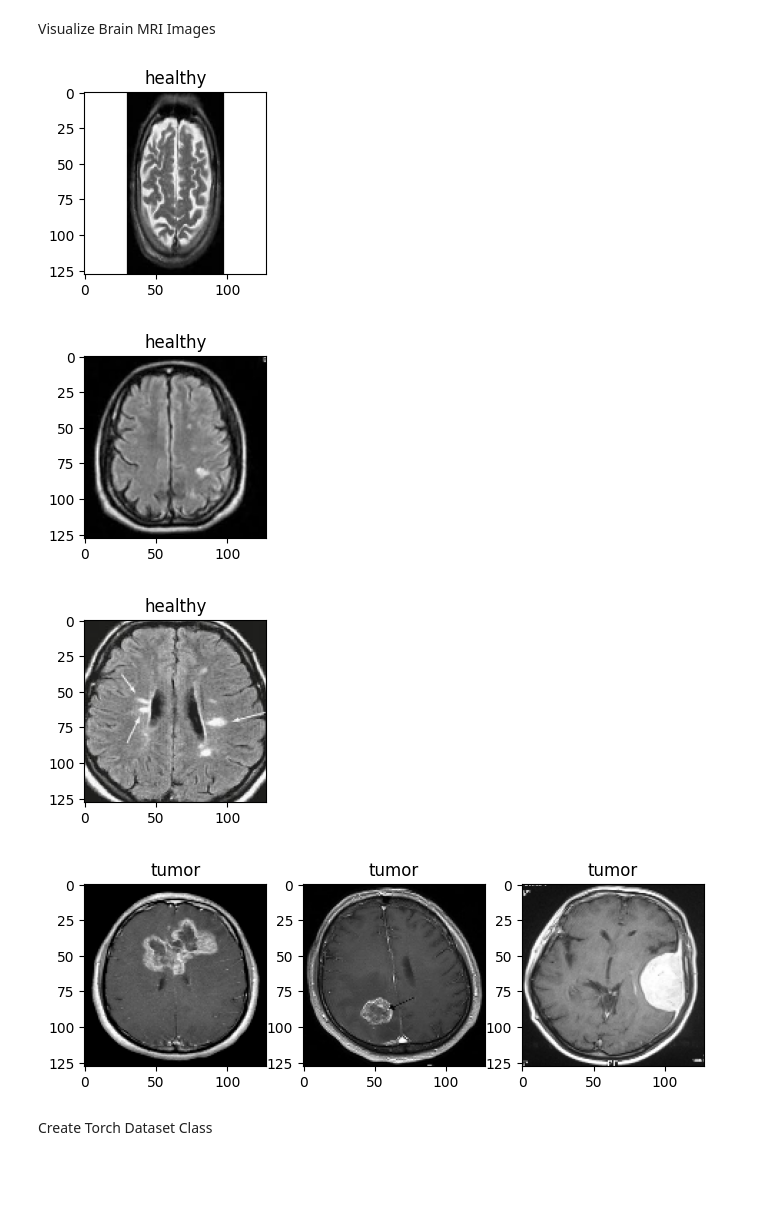
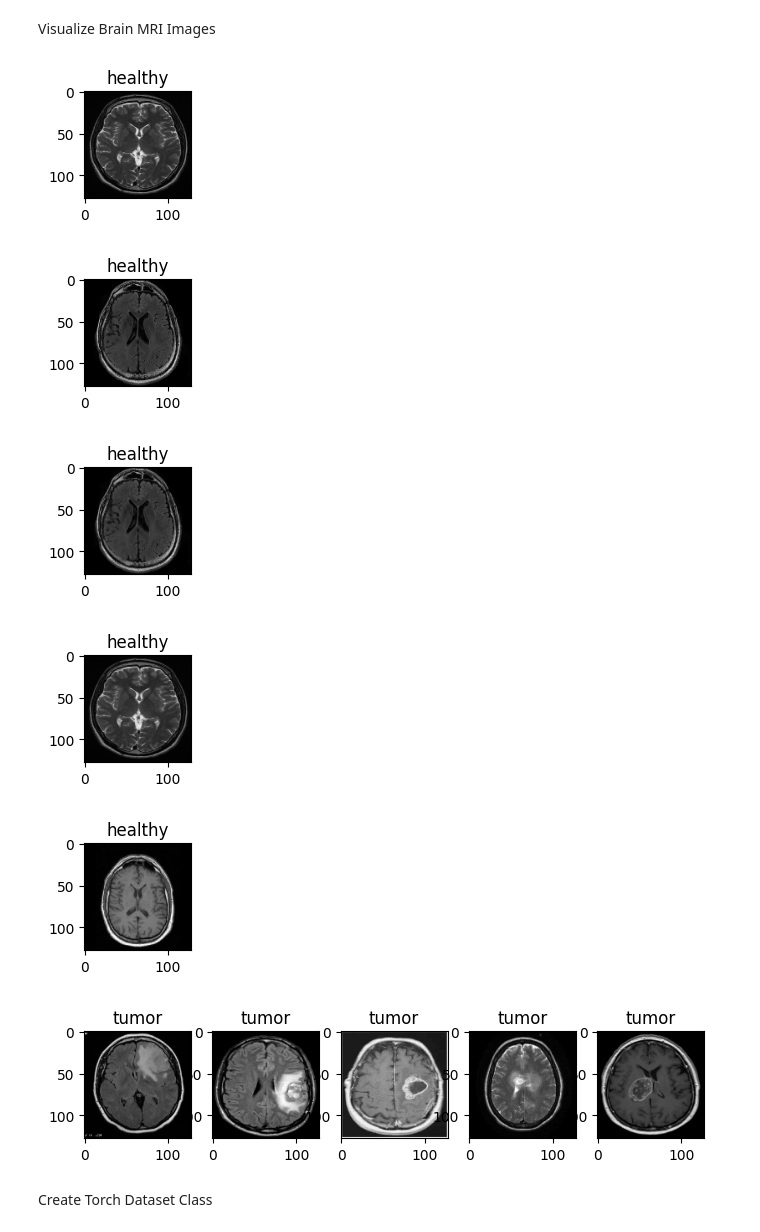
Before and after one commit to KavindaRajapaksha/Brain-Tumor-Detection2024, a Jupyter notebook: BrainTumor.ipynb, the cells around one changed output. Drawn from its saved outputs; the diff is of its cells as text; code cells hidden in the pictures; blank space fills up the shorter version.

```diff
--- a/BrainTumor.ipynb
+++ b/BrainTumor.ipynb
@@ -79,11 +79,13 @@ def plot_random(healthy,tumor,num=5):
     plt.title('tumor')
     plt.imshow(tumor_imgs[i])
 # %%
-plot_random(healthy,tumor,num=3)
+plot_random(healthy,tumor,num=5)
 # %% [output]
-[figure, old version]
+[figure, new version]
-[figure, old version]
+[figure, new version]
-[figure, old version]
+[figure, new version]
-[figure, old version]
+[figure, new version]
+[figure, added]
+[figure, added]
 # %% [markdown]
 Create Torch Dataset Class
```
Also changed, not shown: parts of 8 cells of this notebook.
